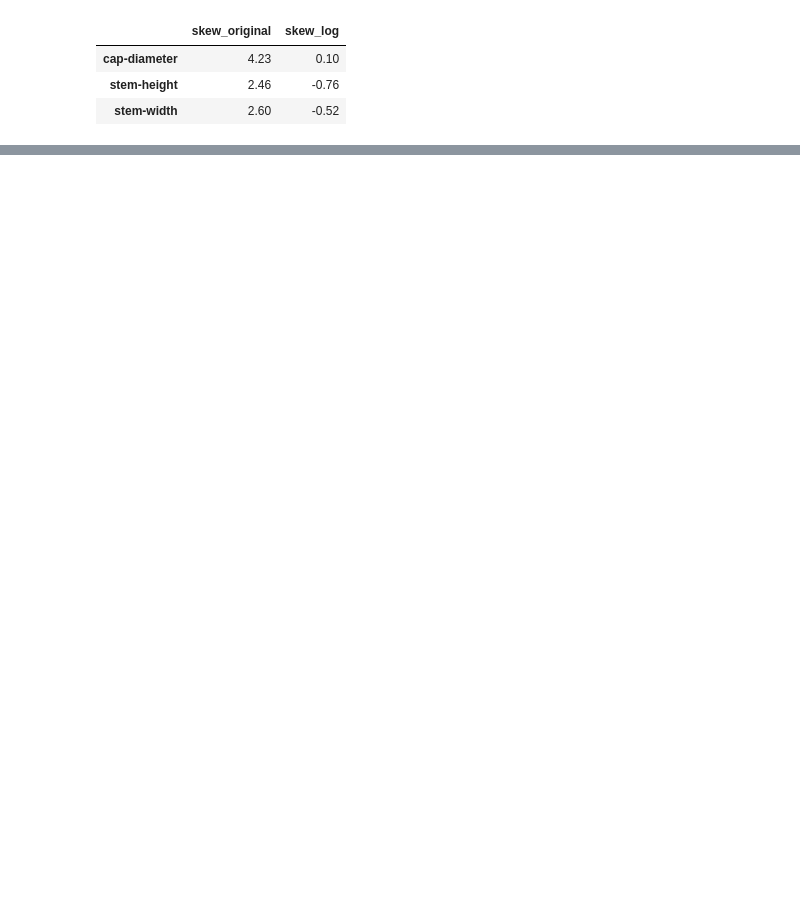
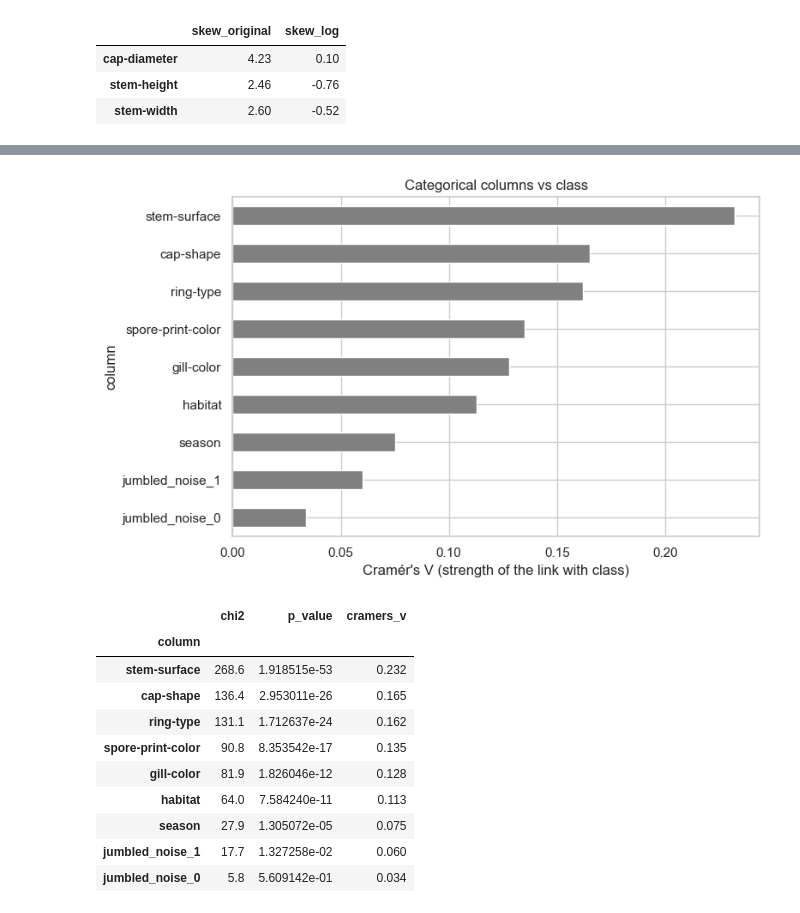
Before and after one commit to WillemSterckx/Skooma-Cats, a Jupyter notebook: Mushroom/1MushroomScrape.ipynb, the cells around one changed output, grey strips where cells are left out. Drawn from its saved outputs; the diff is of its cells as text; code cells hidden in the pictures; blank space fills up the shorter version.

```diff
--- a/Mushroom/1MushroomScrape.ipynb
+++ b/Mushroom/1MushroomScrape.ipynb
@@ -289,0 +318,35 @@ pd.DataFrame({
+# %%
+from scipy.stats import chi2_contingency
+
+cat_cols = df.columns.drop(['cap-diameter', 'stem-height', 'stem-width', 'class'])
+
+rows = []
+for col in cat_cols:
+    table = pd.crosstab(df[col].fillna('NaN'), df['class'])
+    chi2, p_value, dof, _ = chi2_contingency(table)
+    # with only 2 classes cramer's V simplifies to sqrt(chi2 / n)
+    rows.append({'column': col, 'chi2': round(chi2, 1), 'p_value': p_value, 'cramers_v': round(np.sqrt(chi2 / len(df)), 3)})
+
+assoc = pd.DataFrame(rows).set_index('column').sort_values('cramers_v', ascending=False)
+
+ax = assoc['cramers_v'].plot.barh(figsize=(8, 5), color='grey')
+ax.invert_yaxis()
+ax.set_xlabel("Cramér's V (strength of the link with class)")
+ax.set_title('Categorical columns vs class')
+plt.tight_layout()
+plt.show()
+
+assoc
+# %% [output]
+[figure, added]
+|  | chi2 | p_value | cramers_v |
+| column |  |  |  |
+| stem-surface | 268.6 | 1.918515e-53 | 0.232 |
+| cap-shape | 136.4 | 2.953011e-26 | 0.165 |
+| ring-type | 131.1 | 1.712637e-24 | 0.162 |
+| spore-print-color | 90.8 | 8.353542e-17 | 0.135 |
+| gill-color | 81.9 | 1.826046e-12 | 0.128 |
+| habitat | 64.0 | 7.584240e-11 | 0.113 |
+| season | 27.9 | 1.305072e-05 | 0.075 |
+| jumbled_noise_1 | 17.7 | 1.327258e-02 | 0.060 |
+| jumbled_noise_0 | 5.8 | 5.609142e-01 | 0.034 |
```
Also changed, not shown: parts of 55 cells of this notebook, 35 other files.
